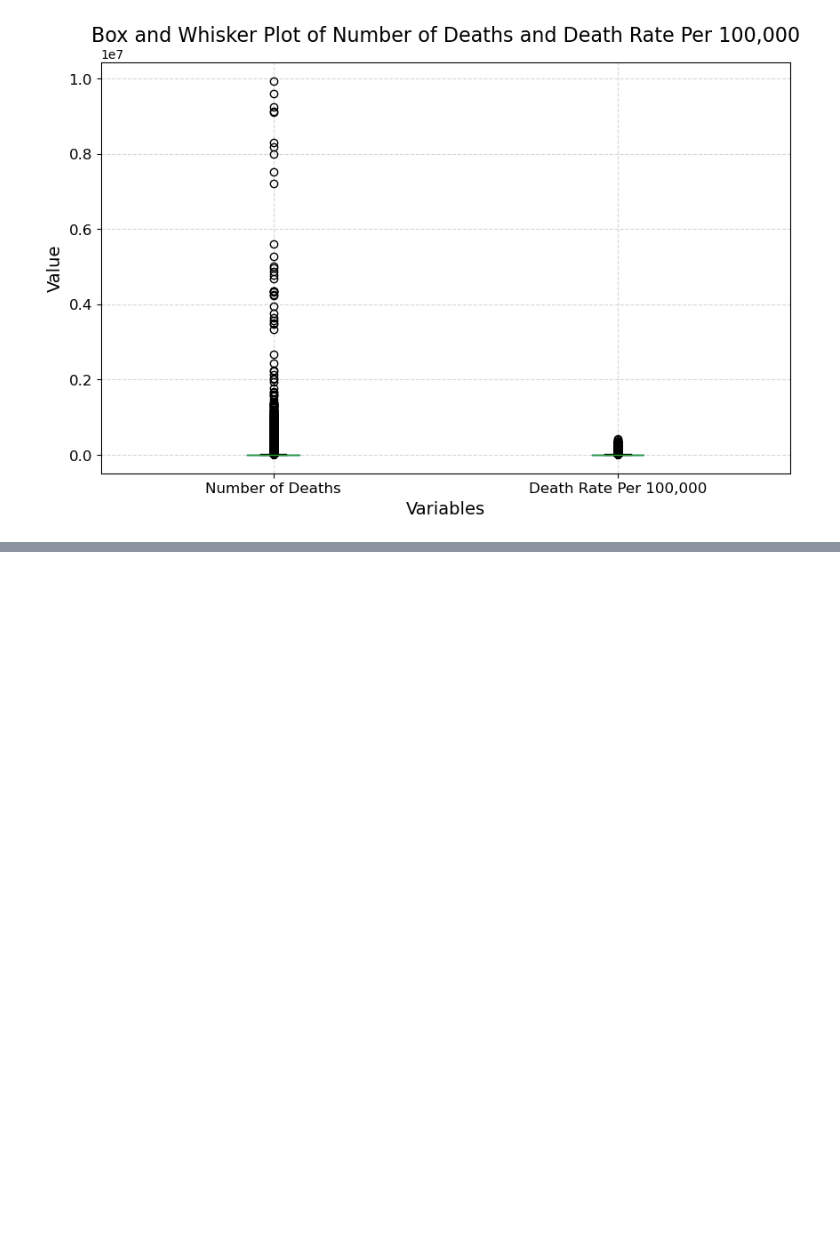
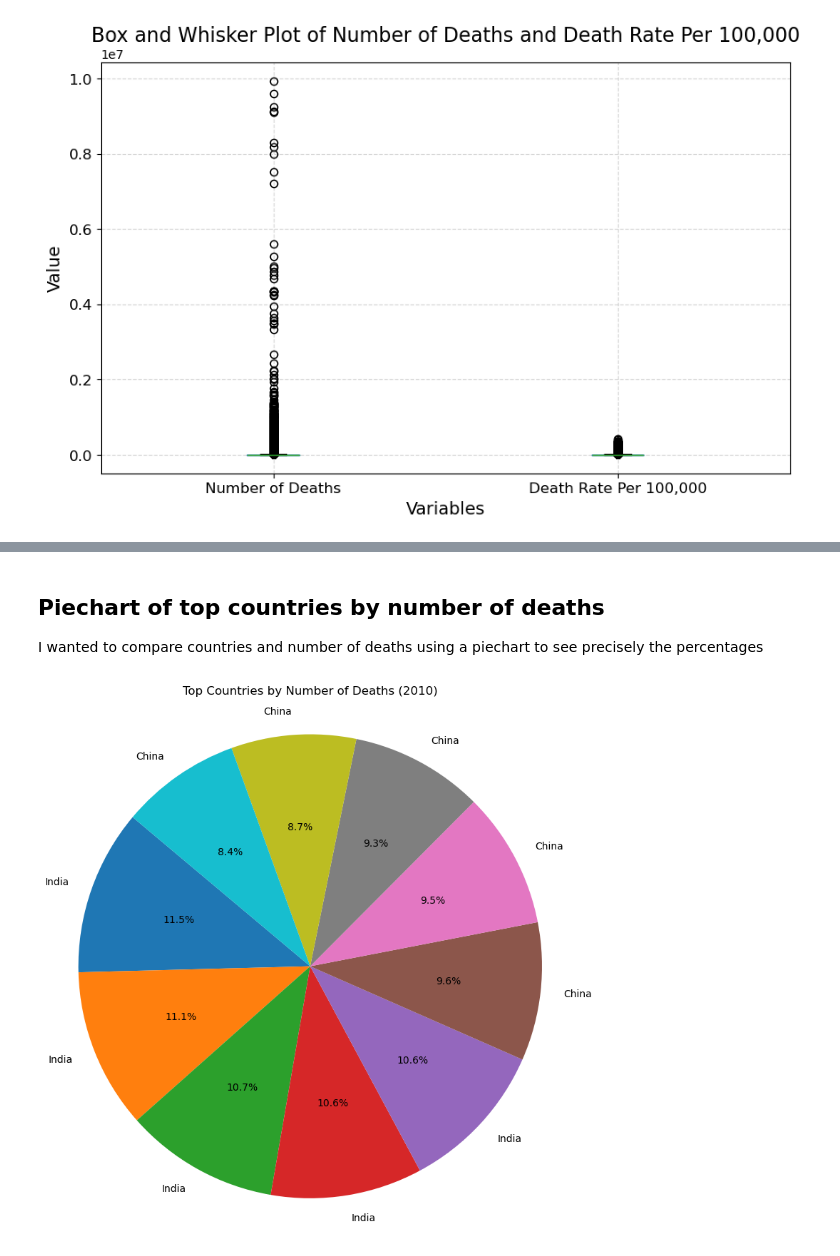
Before and after one commit to Otsile54459/Assignment, a Jupyter notebook: 220010624 OBM.ipynb, the cells around one changed output, grey strips where cells are left out. Saved outputs shown, nothing was run; the diff lists cells and outputs as text; code cells hidden in the pictures; blank space fills up the shorter version.

```diff
--- a/220010624 OBM.ipynb
+++ b/220010624 OBM.ipynb
@@ -377,0 +415,28 @@ plt.show()
+# %% [markdown]
+## Piechart of top countries by number of deaths
+
+I wanted to compare countries and number of deaths using a piechart to see precisely the percentages
+# %%
+
+if not pd.api.types.is_numeric_dtype(df['Number of Deaths']):
+    df['Number of Deaths'] = pd.to_numeric(df['Number of Deaths'].str.replace(',', ''), errors='coerce')
+if not pd.api.types.is_numeric_dtype(df['Death Rate Per 100,000']):
+    df['Death Rate Per 100,000'] = pd.to_numeric(df['Death Rate Per 100,000'].str.replace(',', ''), errors='coerce')
+
+
+death_rate_metric = 'Number of Deaths'
+df_sorted = df.sort_values(by=death_rate_metric, ascending=False)
+
+top_10 = min(10, len(df_sorted))
+countries = df_sorted['Country Name'].head(top_10).to_numpy()
+death_rates = df_sorted[death_rate_metric].head(top_10).to_numpy()
+
+plt.figure(figsize=(8, 8))
+plt.pie(death_rates, labels=countries, autopct="%1.1f%%", startangle=140)
+
+plt.title(f'Top Countries by {death_rate_metric} (2010)')
+plt.axis('equal')
+plt.tight_layout()
+plt.show()
+# %% [output]
+[figure, added]
```
Also changed, not shown: parts of 25 cells of this notebook.
